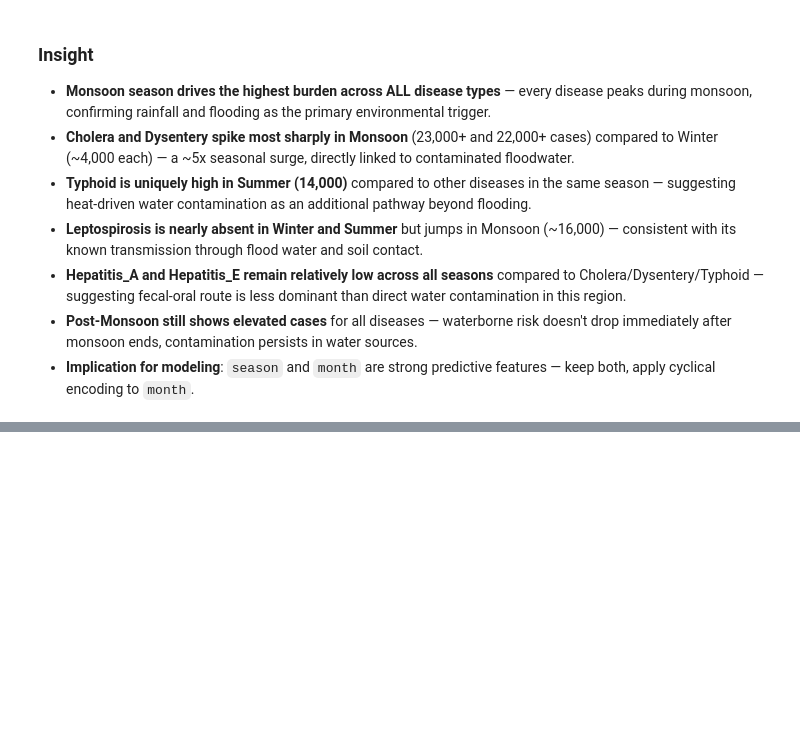
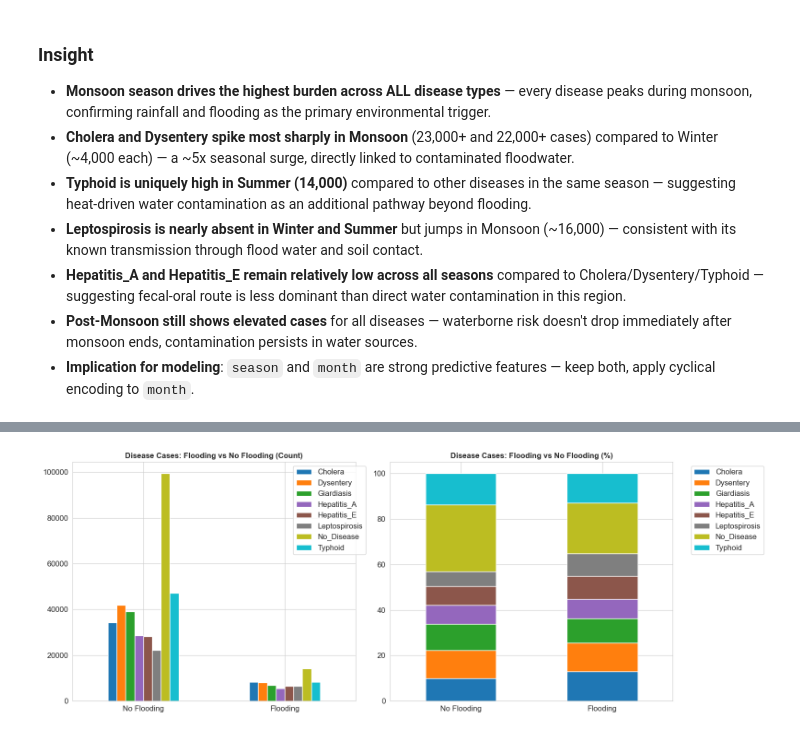
Before and after one commit to sumeet-016/NE-EpiGuard, a Jupyter notebook: Notebooks/EDA.ipynb, the cells around one changed output, grey strips where cells are left out. Saved outputs shown, nothing was run; the diff lists cells and outputs as text; code cells hidden in the pictures; blank space fills up the shorter version.

```diff
--- a/Notebooks/EDA.ipynb
+++ b/Notebooks/EDA.ipynb
@@ -360,0 +399,22 @@ plt.show()
+# %%
+# Flooding impact
+flooding_disease = data.groupby(['flooding', 'disease']).size().unstack(fill_value=0)
+flooding_disease.index = ['No Flooding', 'Flooding']
+flooding_pct = flooding_disease.div(flooding_disease.sum(axis=1), axis=0) * 100
+
+fig, axes = plt.subplots(1, 2, figsize=(16, 6))
+flooding_disease.plot(kind='bar', ax=axes[0], colormap='tab10', edgecolor='white')
+axes[0].set_title('Disease Cases: Flooding vs No Flooding (Count)', fontsize=12, fontweight='bold')
+axes[0].tick_params(axis='x', rotation=0)
+axes[0].legend(bbox_to_anchor=(1.05, 1))
+
+flooding_pct.plot(kind='bar', stacked=True, ax=axes[1], colormap='tab10', edgecolor='white')
+axes[1].set_title('Disease Cases: Flooding vs No Flooding (%)', fontsize=12, fontweight='bold')
+axes[1].tick_params(axis='x', rotation=0)
+axes[1].legend(bbox_to_anchor=(1.05, 1))
+
+plt.tight_layout()
+plt.savefig('plots/06_flooding_impact.png', dpi=150, bbox_inches='tight')
+plt.show()
+# %% [output]
+[figure, added]
```
Also changed, not shown: parts of 19 cells of this notebook, 19 other files.
